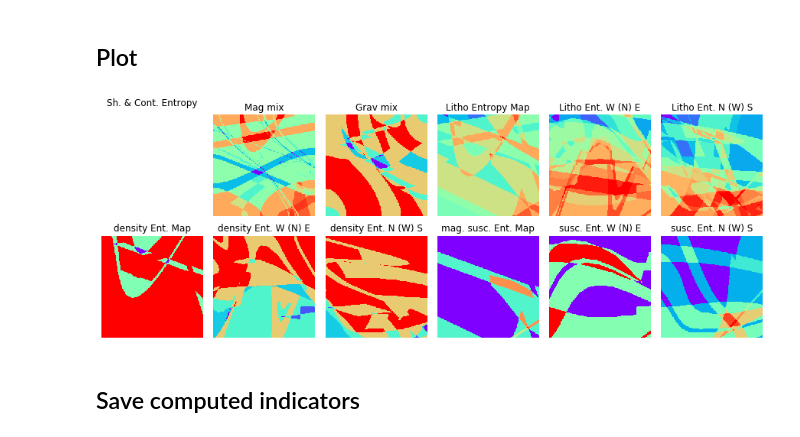
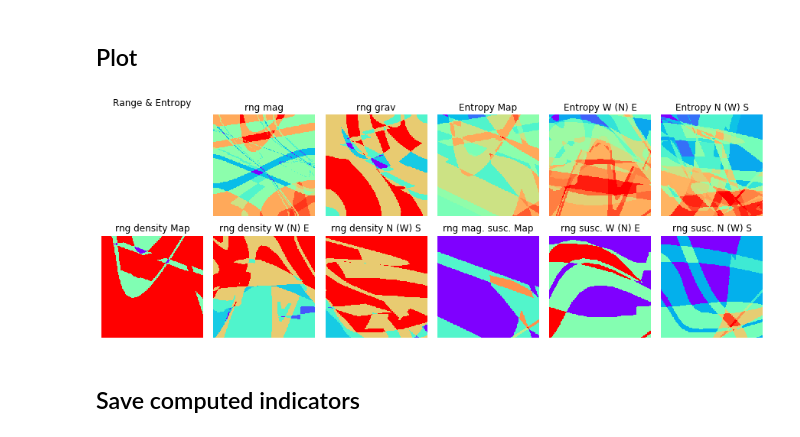
Before and after one commit to Loop3D/loopUI, a Jupyter notebook: nbk-entropy.ipynb, the cells around one changed output. Drawn from its saved outputs; the diff is of its cells as text; code cells hidden in the pictures.

```diff
--- a/nbk-entropy.ipynb
+++ b/nbk-entropy.ipynb
@@ -65,47 +70,10 @@ print((datetime.now()).strftime('%d-%b-%Y (%H:%M:%S)')+" - "+"COMPUTING CONTINUO
 # %% [markdown]
 ## Plot
-# %%
-# PLOT DISCRETE AND CONTINUOUS ENTROPY
-fig, ax = plt.subplots(2,6) #,figsize=(13,13)
-ax[0,0].axis('off')
-ax[0,1].axis('off')
-ax[0,2].axis('off')
-ax[0,3].axis('off')
-ax[0,4].axis('off')
-ax[0,5].axis('off')
-ax[1,0].axis('off')
-ax[1,1].axis('off')
-ax[1,2].axis('off')
-ax[1,3].axis('off')
-ax[1,4].axis('off')
-ax[1,5].axis('off')
-ax[0,0].set_title('Sh. & Cont. Entropy' )
-ax[0,1].set_title('Mag mix' ) #title.set_text
-ax[0,2].set_title('Grav mix')
-ax[0,3].set_title('Litho Entropy Map')
-ax[0,4].set_title('Litho Ent. W (N) E')
-ax[0,5].set_title('Litho Ent. N (W) S')
-ax[1,0].set_title('density Ent. Map')
-ax[1,1].set_title('density Ent. W (N) E')
-ax[1,2].set_title('density Ent. N (W) S')
-ax[1,3].set_title('mag. susc. Ent. Map')
-ax[1,4].set_title('susc. Ent. W (N) E')
-ax[1,5].set_title('susc. Ent. N (W) S')
-ax[0,1].imshow(ent_mag,cmap='rainbow')
-ax[0,2].imshow(ent_grv,cmap='rainbow')
-ax[0,3].imshow(ent[0,:,:],cmap='rainbow')
-ax[0,4].imshow(ent[:,0,:],cmap='rainbow')
-ax[0,5].imshow(ent[:,:,0],cmap='rainbow')
-ax[1,0].imshow(ent_rho[0,:,:],cmap='rainbow')
-ax[1,1].imshow(ent_rho[:,0,:],cmap='rainbow')
-ax[1,2].imshow(ent_rho[:,:,0],cmap='rainbow')
-ax[1,3].imshow(ent_sus[0,:,:],cmap='rainbow')
-ax[1,4].imshow(ent_sus[:,0,:],cmap='rainbow')
-ax[1,5].imshow(ent_sus[:,:,0],cmap='rainbow')
-fig.subplots_adjust(left=0.0, bottom=0.0, right=2.0, top=1.05, wspace=0.1, hspace=0.1)
-plt.show()
-# %% [output]
-[figure, removed]
+# %%
+# PLOT DISCRETE AND CONTINUOUS ENTROPY
+plot_cardinality(ent_mag,ent_grv,ent,ent_rho,ent_sus,'Range','rng','Entropy')
+# %% [output]
+[figure, added]
 # %% [markdown]
 ## Save computed indicators
 # %%
```
Also changed, not shown: parts of 5 cells of this notebook, 6 other files.
